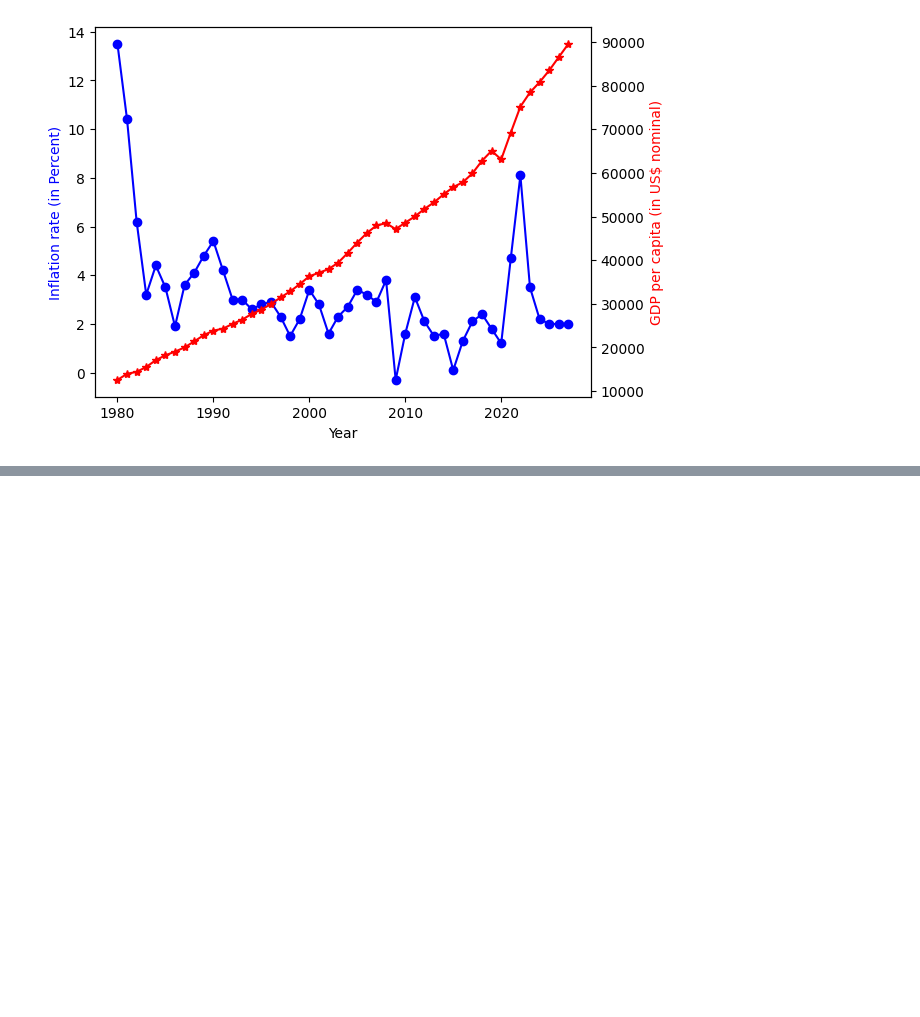
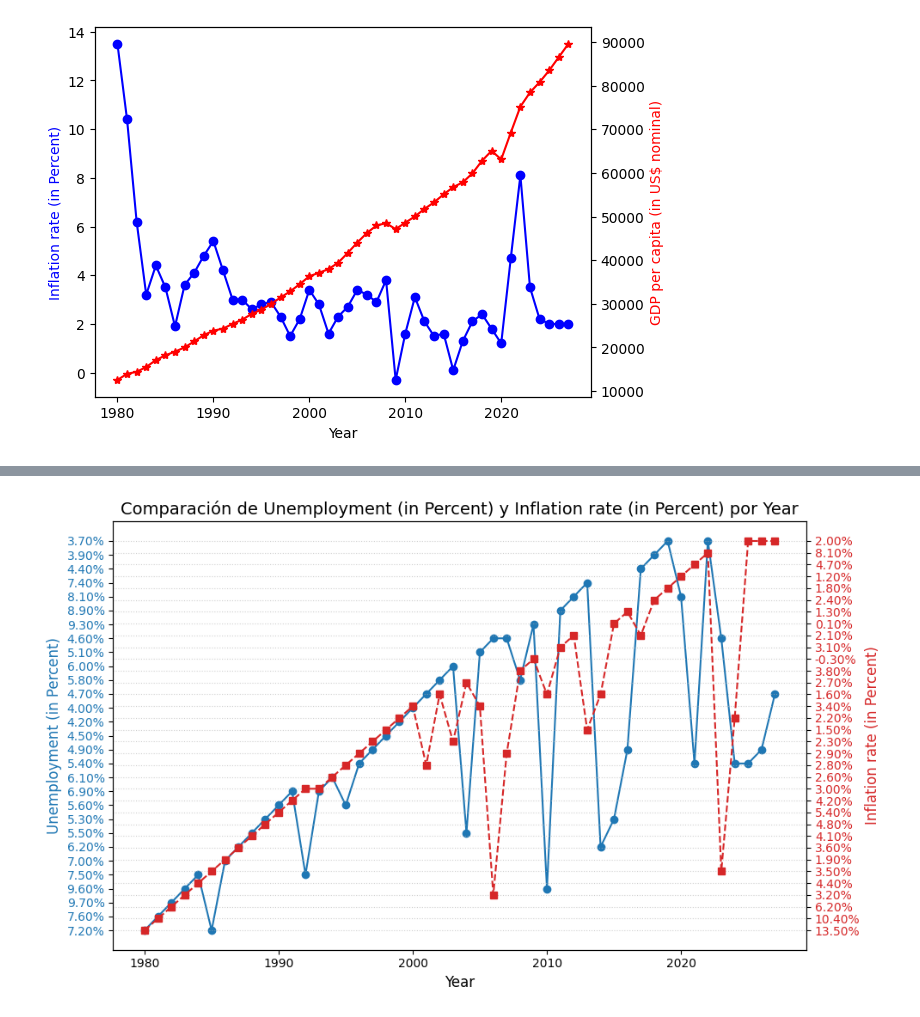
Before and after one commit to CaballeroUrrego/Ciencia-de-datos, a Jupyter notebook: Economy of the United States.ipynb, the cells around one changed output, grey strips where cells are left out. Saved outputs shown, nothing was run; the diff lists cells and outputs as text; code cells hidden in the pictures; blank space fills up the shorter version.

```diff
--- a/Economy of the United States.ipynb
+++ b/Economy of the United States.ipynb
@@ -204,0 +235,45 @@ Multi_lineGraph(df, 'GDP per capita (in US$ nominal)', 'Inflation rate (in Perce
+# %%
+#  'comparar_indicadores_economicos']
+def comparar_indicadores_economicos(
+    data: pd.DataFrame,
+    columna_tiempo: str,
+    columna_principal: str,
+    columna_secundaria: str
+) -> None:
+    # ... (cuerpo de la función) ...
+    # Crea la figura y el primer eje (eje Y izquierdo)
+    fig, ax1 = plt.subplots(figsize=(10, 6))
+
+    # --- GRÁFICO PRINCIPAL (Eje Y Izquierdo) ---
+    color_principal = 'tab:blue'
+    ax1.plot(data[columna_tiempo], data[columna_principal],
+             color=color_principal, marker='o', linestyle='-')
+    ax1.set_xlabel(f'{columna_tiempo}', fontsize=12)
+    ax1.set_ylabel(f'{columna_principal}', color=color_principal, fontsize=12)
+    ax1.tick_params(axis='y', labelcolor=color_principal)
+
+    # --- GRÁFICO SECUNDARIO (Eje Y Derecho) ---
+    # Crea un segundo eje que comparte el mismo eje X
+    ax2 = ax1.twinx()
+    color_secundario = 'tab:red'
+    ax2.plot(data[columna_tiempo], data[columna_secundaria],
+             color=color_secundario, marker='s', linestyle='--')
+    ax2.set_ylabel(f'{columna_secundaria}', color=color_secundario, fontsize=12)
+    ax2.tick_params(axis='y', labelcolor=color_secundario)
+
+    # --- TÍTULO Y PRESENTACIÓN ---
+    plt.title(f'Comparación de {columna_principal} y {columna_secundaria} por {columna_tiempo}', fontsize=14)
+    fig.tight_layout() # Ajusta el layout para que no se superpongan las etiquetas
+    plt.grid(True, linestyle=':', alpha=0.6)
+    plt.show()
+# %%
+
+# La definición de la función DEBE estar en una celda previa
+comparar_indicadores_economicos(
+    data=df,
+    columna_tiempo='Year',
+    columna_principal='Unemployment (in Percent)',
+    columna_secundaria='Inflation rate (in Percent)'
+)
+# %% [output]
+[figure, added]
```
Also changed, not shown: parts of 5 cells of this notebook, 1 other file.
